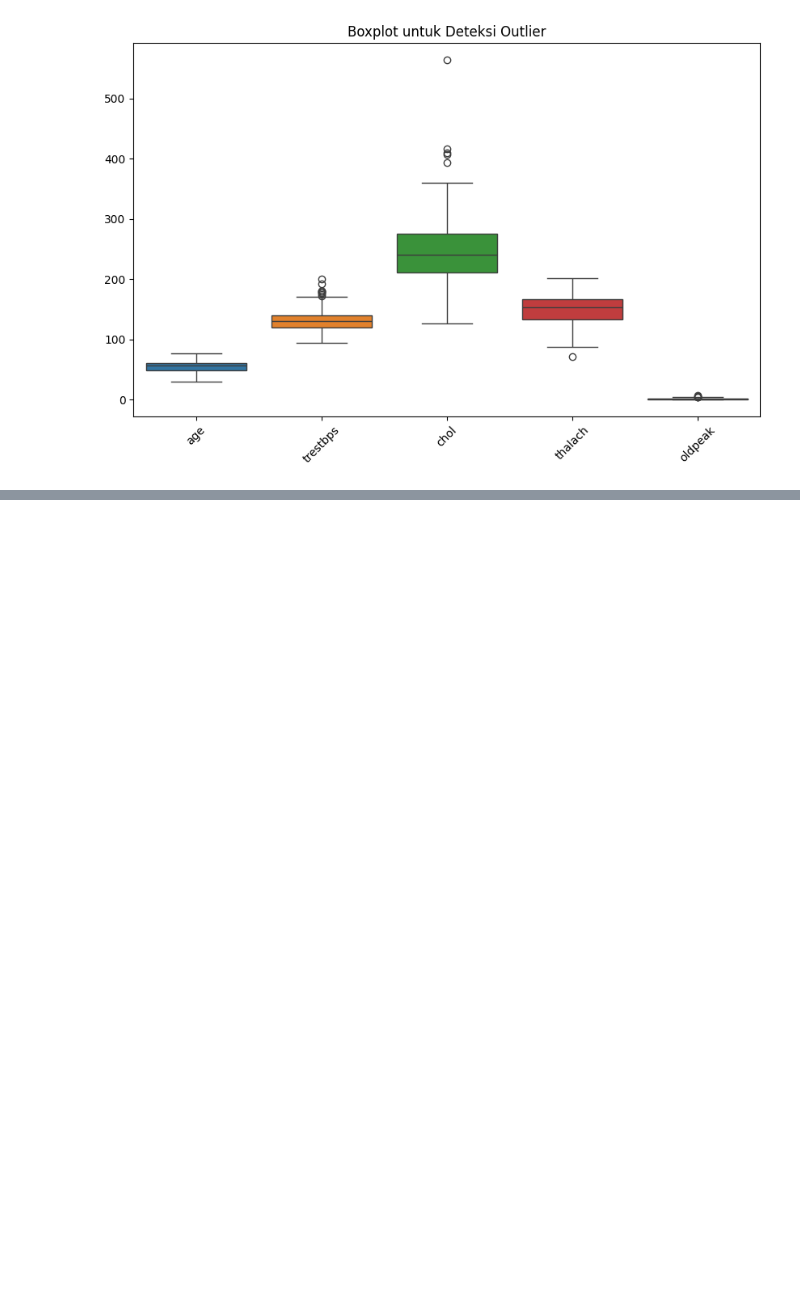
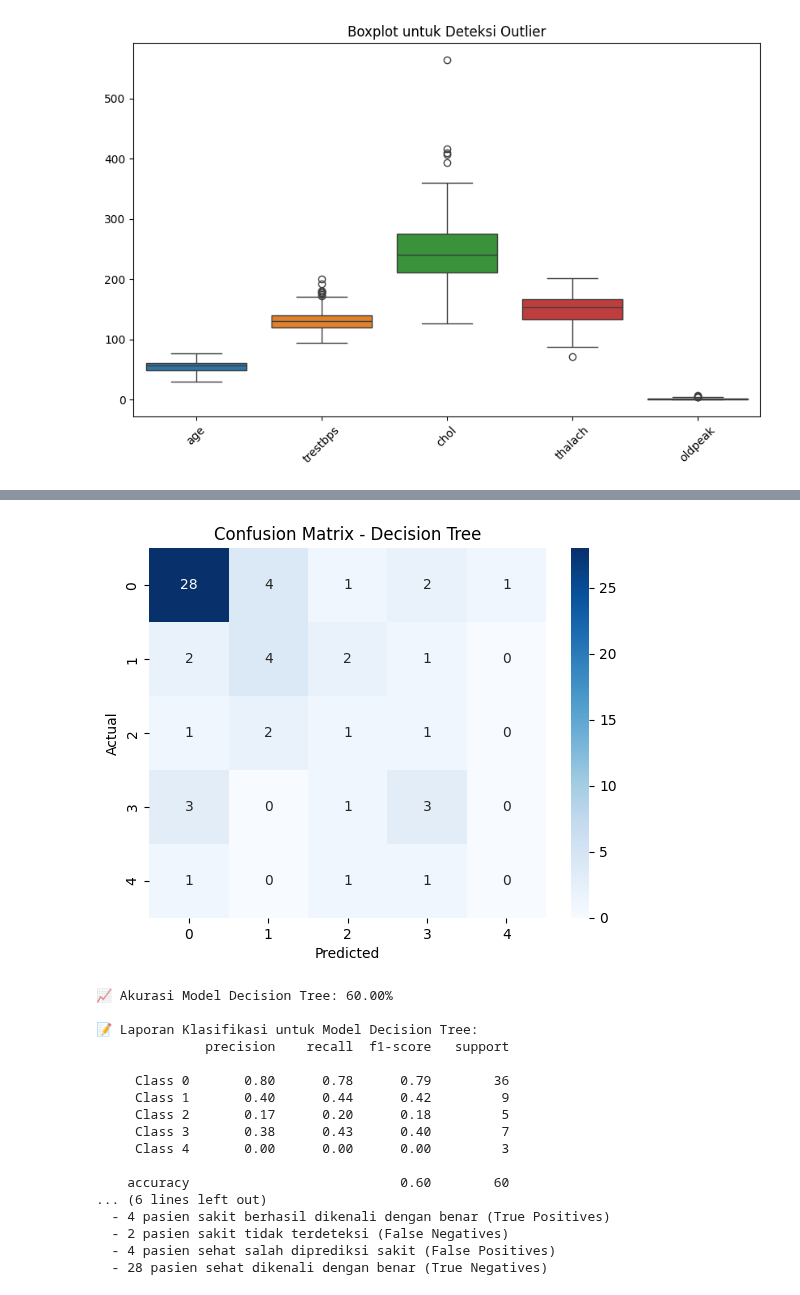
Before and after one commit to Abidayyasy/pendat, a Jupyter notebook: _sources/PRA-UAS.ipynb, the cells around one changed output, grey strips where cells are left out. Drawn from its saved outputs; the diff is of its cells as text; code cells hidden in the pictures; blank space fills up the shorter version.

```diff
--- a/_sources/PRA-UAS.ipynb
+++ b/_sources/PRA-UAS.ipynb
@@ -146,0 +285,70 @@ plt.show()
+# %%
+from sklearn.metrics import confusion_matrix, classification_report, accuracy_score
+import seaborn as sns
+import matplotlib.pyplot as plt
+
+# Fungsi bantu untuk evaluasi dan penjelasan
+def evaluate_model(name, y_true, y_pred):
+    # 1. Confusion matrix
+    cm = confusion_matrix(y_true, y_pred)
+    sns.heatmap(cm, annot=True, fmt='d', cmap='Blues')
+    plt.title(f'Confusion Matrix - {name}')
+    plt.xlabel('Predicted')
+    plt.ylabel('Actual')
+    plt.show()
+
+    # 2. Akurasi
+    acc = accuracy_score(y_true, y_pred)
+    print(f"📈 Akurasi Model {name}: {acc:.2%}")
+
+    # 3. Laporan klasifikasi
+    report = classification_report(y_true, y_pred, target_names=["Class 0", "Class 1", "Class 2", "Class 3", "Class 4"])
+    print(f"\n📝 Laporan Klasifikasi untuk Model {name}:\n{report}")
+
+    # 4. Penjelasan otomatis
+    print(f"🔍 Interpretasi Model {name}:")
+    if acc >= 0.85:
+        print(f"- Model {name} memiliki akurasi tinggi ({acc:.2%}), cocok digunakan untuk prediksi.")
+    elif acc >= 0.70:
+        print(f"- Model {name} memiliki akurasi sedang ({acc:.2%}), masih bisa digunakan tapi perlu perbaikan.")
+    else:
+        print(f"- Model {name} kurang akurat ({acc:.2%}), mungkin perlu fitur tambahan atau model lain.")
+
+    # Explanation for confusion matrix (assuming binary classification for simplicity in explanation)
+    # The original target has 5 classes, so this part of the explanation might need adjustment
+    # based on the actual meaning of each class. For now, commenting out the binary explanation.
+    cm_tp = cm[1, 1]
+    cm_fn = cm[1, 0]
+    cm_fp = cm[0, 1]
+    cm_tn = cm[0, 0]
+    print(f"- Dari {sum(sum(cm))} data uji:")
+    print(f"  - {cm_tp} pasien sakit berhasil dikenali dengan benar (True Positives)")
+    print(f"  - {cm_fn} pasien sakit tidak terdeteksi (False Negatives)")
+    print(f"  - {cm_fp} pasien sehat salah diprediksi sakit (False Positives)")
+    print(f"  - {cm_tn} pasien sehat dikenali dengan benar (True Negatives)\n")
+    print("\n") # Add a newline for better formatting
+
+# Evaluasi Decision Tree
+evaluate_model("Decision Tree", y_test, y_pred_tree)
+
+# Evaluasi Naive Bayes
+evaluate_model("Naive Bayes", y_test, y_pred_nb)
+# %% [output]
+[figure, added]
+📈 Akurasi Model Decision Tree: 60.00%
+
+📝 Laporan Klasifikasi untuk Model Decision Tree:
+              precision    recall  f1-score   support
+
+     Class 0       0.80      0.78      0.79        36
+     Class 1       0.40      0.44      0.42         9
+     Class 2       0.17      0.20      0.18         5
+     Class 3       0.38      0.43      0.40         7
+     Class 4       0.00      0.00      0.00         3
+
+    accuracy                           0.60        60
+... (6 lines left out)
+  - 4 pasien sakit berhasil dikenali dengan benar (True Positives)
+  - 2 pasien sakit tidak terdeteksi (False Negatives)
+  - 4 pasien sehat salah diprediksi sakit (False Positives)
+  - 28 pasien sehat dikenali dengan benar (True Negatives)
```
Also changed, not shown: parts of 11 cells of this notebook, 18 other files.
